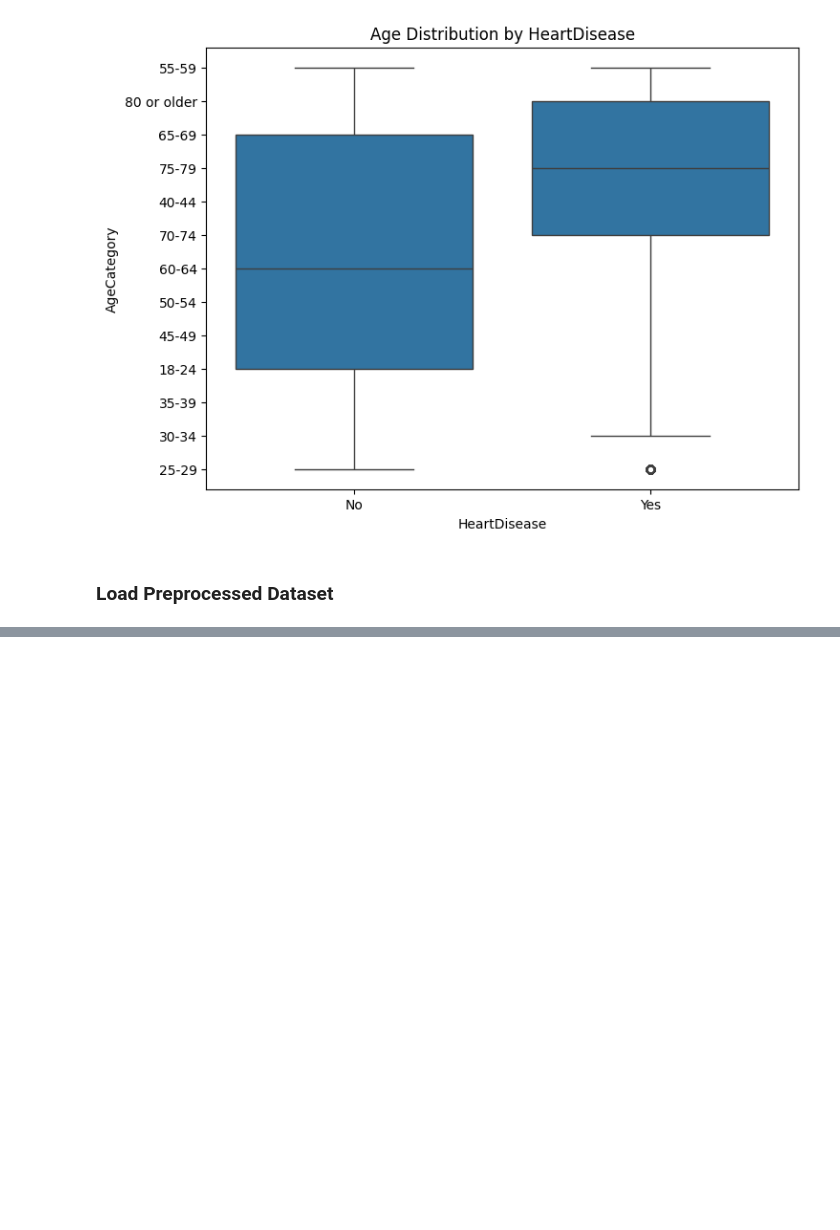
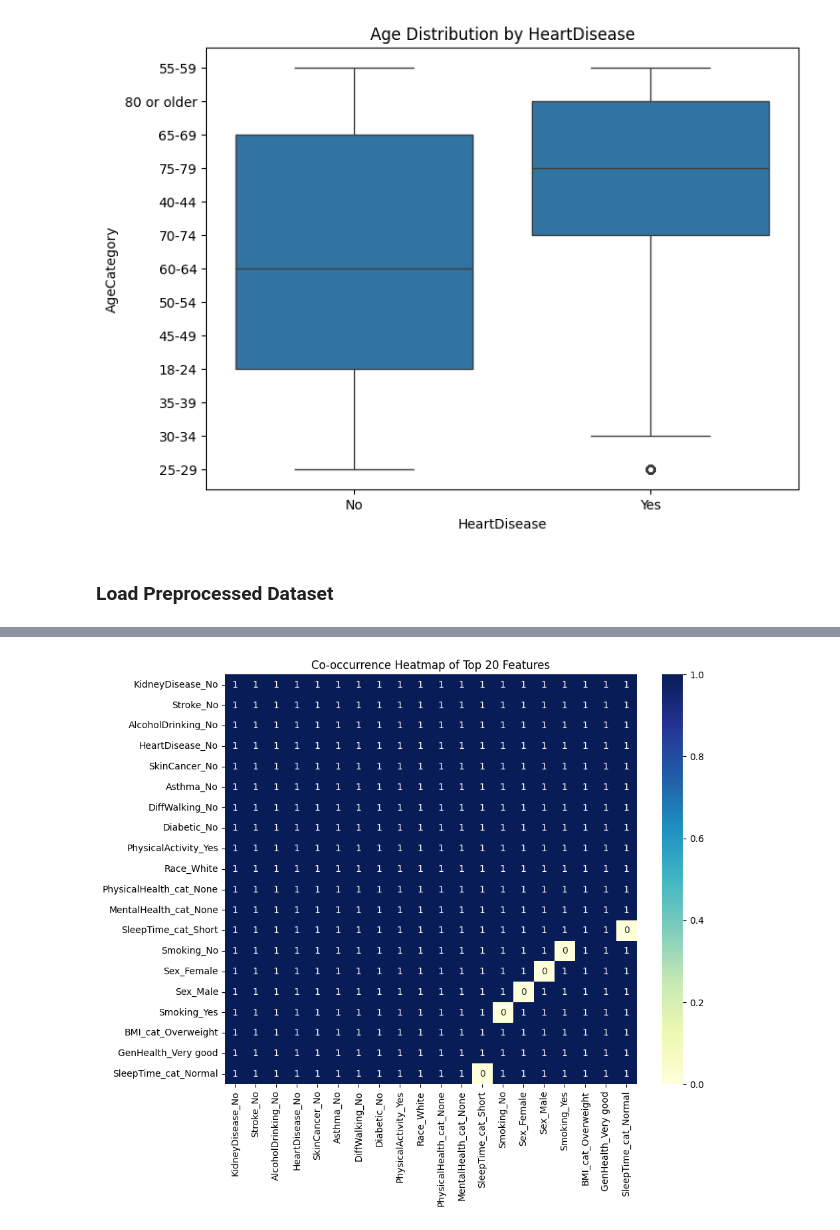
Before and after one commit to kay-16/CSC172-AssociationMining-Reambonanza, a Jupyter notebook: heart_disease_associationmining/notebook/EDA.ipynb, the cells around one changed output, grey strips where cells are left out. Cells and saved outputs as stored; diff of their text form; code cells hidden in the pictures; blank space fills up the shorter version.

```diff
--- a/heart_disease_associationmining/notebook/EDA.ipynb
+++ b/heart_disease_associationmining/notebook/EDA.ipynb
@@ -167,0 +219,12 @@ plt.show()
+# %%
+# Co-occurrence matrix for features that appear together frequently
+
+top_features = feature_counts.head(20).index.tolist()
+co_occurrence = df_preprocessed[top_features].T.dot(df_preprocessed[top_features])
+
+plt.figure(figsize=(10,8))
+sns.heatmap(co_occurrence, annot=True, fmt="d", cmap="YlGnBu")
+plt.title("Co-occurrence Heatmap of Top 20 Features")
+plt.show()
+# %% [output]
+[figure, added]
```
Also changed, not shown: parts of 4 cells of this notebook.
